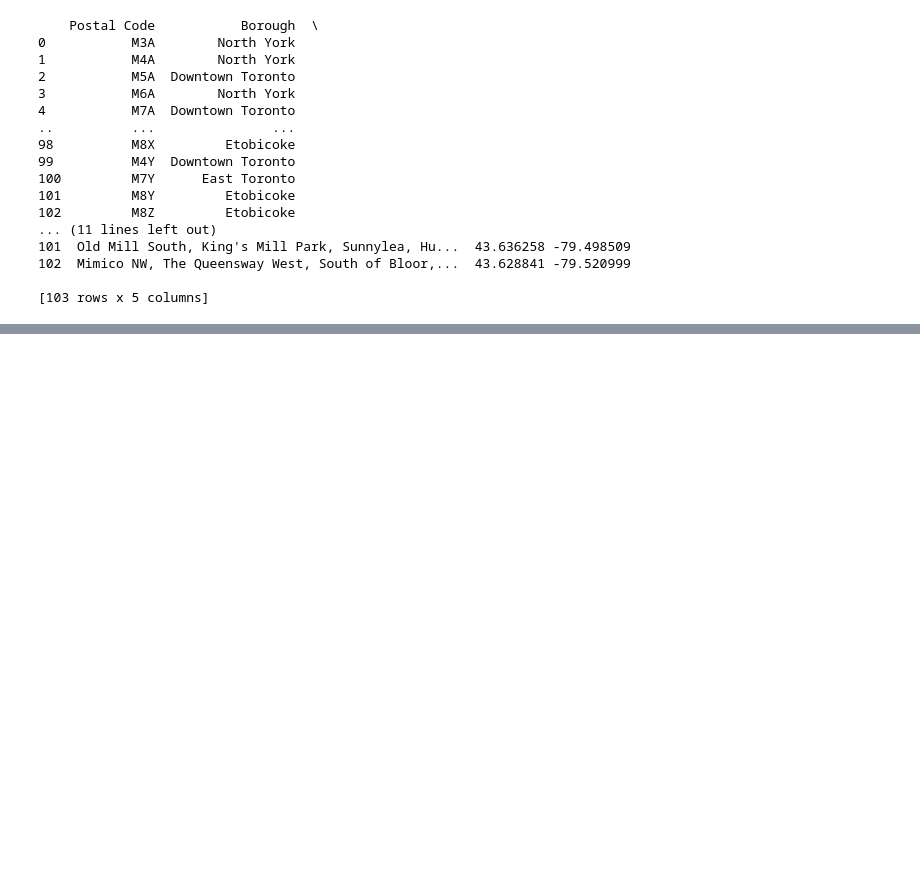
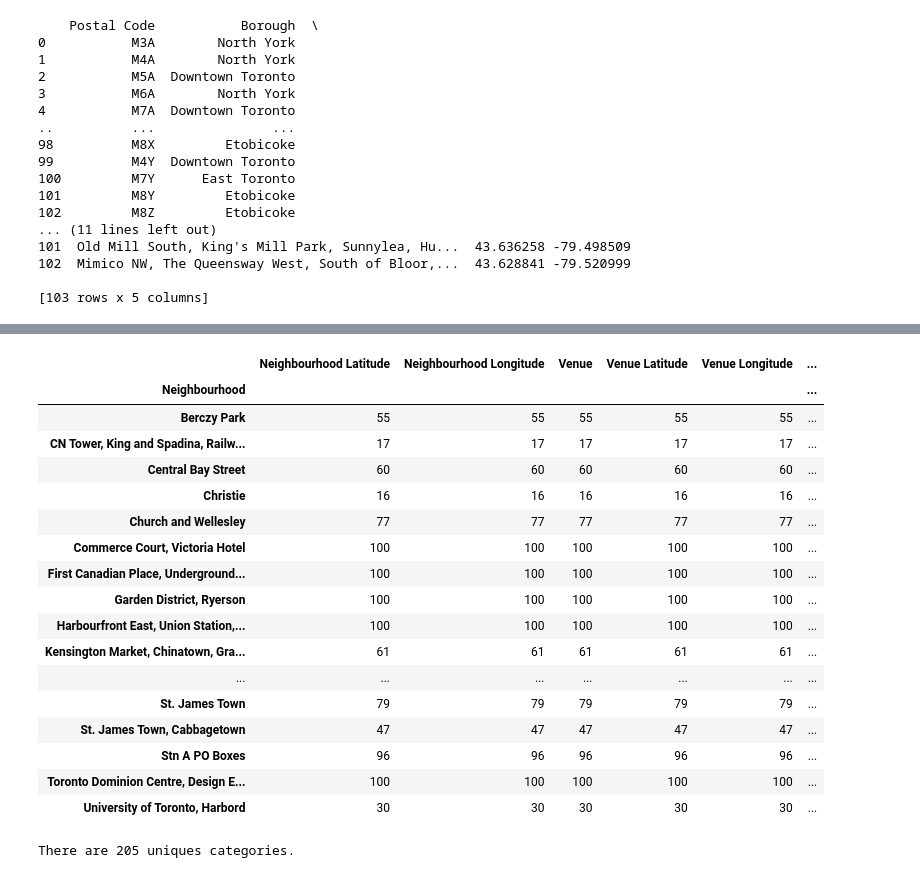
Before and after one commit to d11v/coursera_capston, a Jupyter notebook: capstone_project_coordinates.ipynb, the cells around one changed output, grey strips where cells are left out. Cells and saved outputs as stored; diff of their text form; code cells hidden in the pictures; blank space fills up the shorter version.

```diff
--- a/capstone_project_coordinates.ipynb
+++ b/capstone_project_coordinates.ipynb
@@ -161,0 +312,11 @@ range(0, 103)
+# %%
+def get_category_type(row):
+    try:
+        categories_list = row['categories']
+    except:
+        categories_list = row['venue.categories']
+
+    if len(categories_list) == 0:
+        return None
+    else:
+        return categories_list[0]['name']
@@ -161,0 +428,25 @@ range(0, 103)
+# %%
+dtt_venues.groupby('Neighbourhood').count()
+# %% [output]
+|  | Neighbourhood Latitude | Neighbourhood Longitude | Venue | Venue Latitude | Venue Longitude | ... |
+| Neighbourhood |  |  |  |  |  | ... |
+| Berczy Park | 55 | 55 | 55 | 55 | 55 | ... |
+| CN Tower, King and Spadina, Railw... | 17 | 17 | 17 | 17 | 17 | ... |
+| Central Bay Street | 60 | 60 | 60 | 60 | 60 | ... |
+| Christie | 16 | 16 | 16 | 16 | 16 | ... |
+| Church and Wellesley | 77 | 77 | 77 | 77 | 77 | ... |
+| Commerce Court, Victoria Hotel | 100 | 100 | 100 | 100 | 100 | ... |
+| First Canadian Place, Underground... | 100 | 100 | 100 | 100 | 100 | ... |
+| Garden District, Ryerson | 100 | 100 | 100 | 100 | 100 | ... |
+| Harbourfront East, Union Station,... | 100 | 100 | 100 | 100 | 100 | ... |
+| Kensington Market, Chinatown, Gra... | 61 | 61 | 61 | 61 | 61 | ... |
+| ... | ... | ... | ... | ... | ... | ... |
+| St. James Town | 79 | 79 | 79 | 79 | 79 | ... |
+| St. James Town, Cabbagetown | 47 | 47 | 47 | 47 | 47 | ... |
+| Stn A PO Boxes | 96 | 96 | 96 | 96 | 96 | ... |
+| Toronto Dominion Centre, Design E... | 100 | 100 | 100 | 100 | 100 | ... |
+| University of Toronto, Harbord | 30 | 30 | 30 | 30 | 30 | ... |
+# %%
+print('There are {} uniques categories.'.format(len(dtt_venues['Venue Category'].unique())))
+# %% [output]
+There are 205 uniques categories.
```
Also changed, not shown: parts of 47 cells of this notebook.
